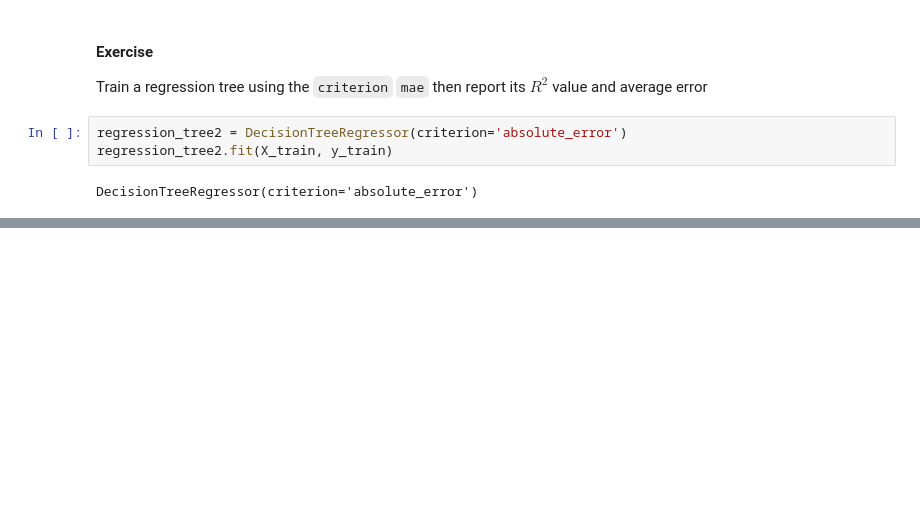
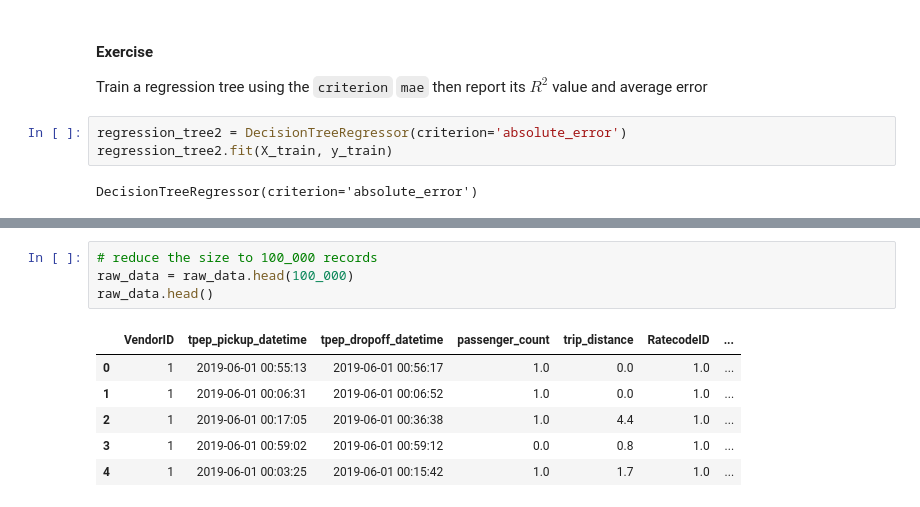
Before and after one commit to PaulToronto/IBM---AI-Engineering-Professional-Certificate, a Jupyter notebook: 1_3_Classification.ipynb, the cells around one changed output, grey strips where cells are left out. Cells and saved outputs as stored; diff of their text form; blank space fills up the shorter version.

```diff
--- a/1_3_Classification.ipynb
+++ b/1_3_Classification.ipynb
@@ -1920,0 +1967,11 @@ array([18.2, 22.2, 29. , 10.4, 14.1, 14.5, 26.6, 17.4, 32.7, 23.1, 28.4,
+# %%
+# reduce the size to 100_000 records
+raw_data = raw_data.head(100_000)
+raw_data.head()
+# %% [output]
+|  | VendorID | tpep_pickup_datetime | tpep_dropoff_datetime | passenger_count | trip_distance | RatecodeID | ... |
+| 0 | 1 | 2019-06-01 00:55:13 | 2019-06-01 00:56:17 | 1.0 | 0.0 | 1.0 | ... |
+| 1 | 1 | 2019-06-01 00:06:31 | 2019-06-01 00:06:52 | 1.0 | 0.0 | 1.0 | ... |
+| 2 | 1 | 2019-06-01 00:17:05 | 2019-06-01 00:36:38 | 1.0 | 4.4 | 1.0 | ... |
+| 3 | 1 | 2019-06-01 00:59:02 | 2019-06-01 00:59:12 | 0.0 | 0.8 | 1.0 | ... |
+| 4 | 1 | 2019-06-01 00:03:25 | 2019-06-01 00:15:42 | 1.0 | 1.7 | 1.0 | ... |
```
Also changed, not shown: parts of 69 cells of this notebook.
